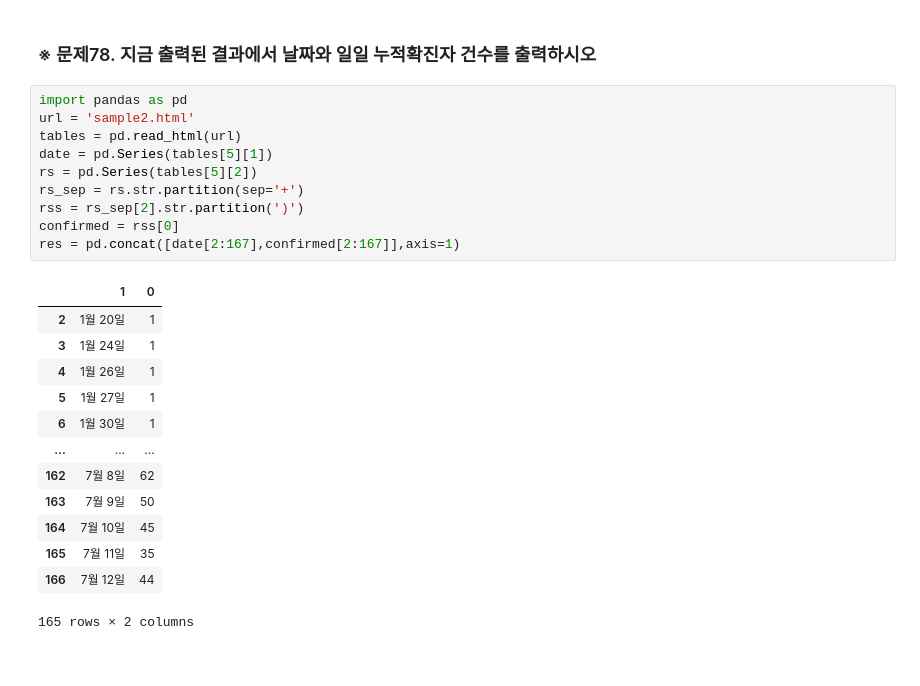
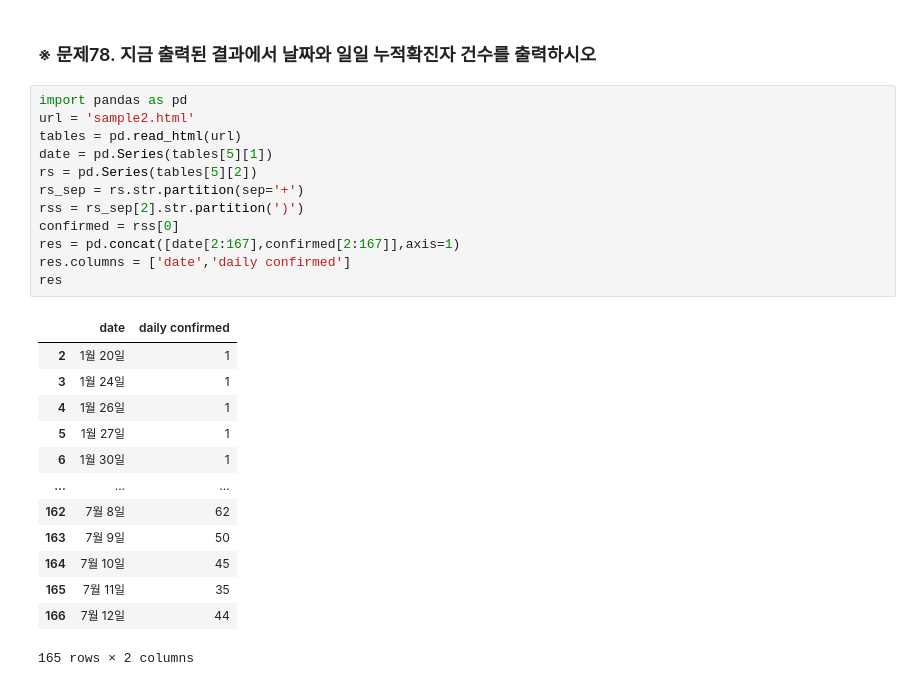
Before and after one commit to Adrian123K/pandas_ml, a Jupyter notebook: 03-1. Pandas DA (200713).ipynb, the cells around one changed output. Cells and saved outputs as stored; diff of their text form.

```diff
--- a/03-1. Pandas DA (200713).ipynb
+++ b/03-1. Pandas DA (200713).ipynb
@@ -401,15 +401,17 @@ pd.DataFrame(tables[5][1])
 # %%
 import pandas as pd
 url = 'sample2.html'
 tables = pd.read_html(url)
 date = pd.Series(tables[5][1])
 rs = pd.Series(tables[5][2])
 rs_sep = rs.str.partition(sep='+')
 rss = rs_sep[2].str.partition(')')
 confirmed = rss[0]
 res = pd.concat([date[2:167],confirmed[2:167]],axis=1)
+res.columns = ['date','daily confirmed']
+res
 # %% [output]
-|  | 1 | 0 |
+|  | date | daily confirmed |
 | 2 | 1월 20일 | 1 |
 | 3 | 1월 24일 | 1 |
 | 4 | 1월 26일 | 1 |
```
